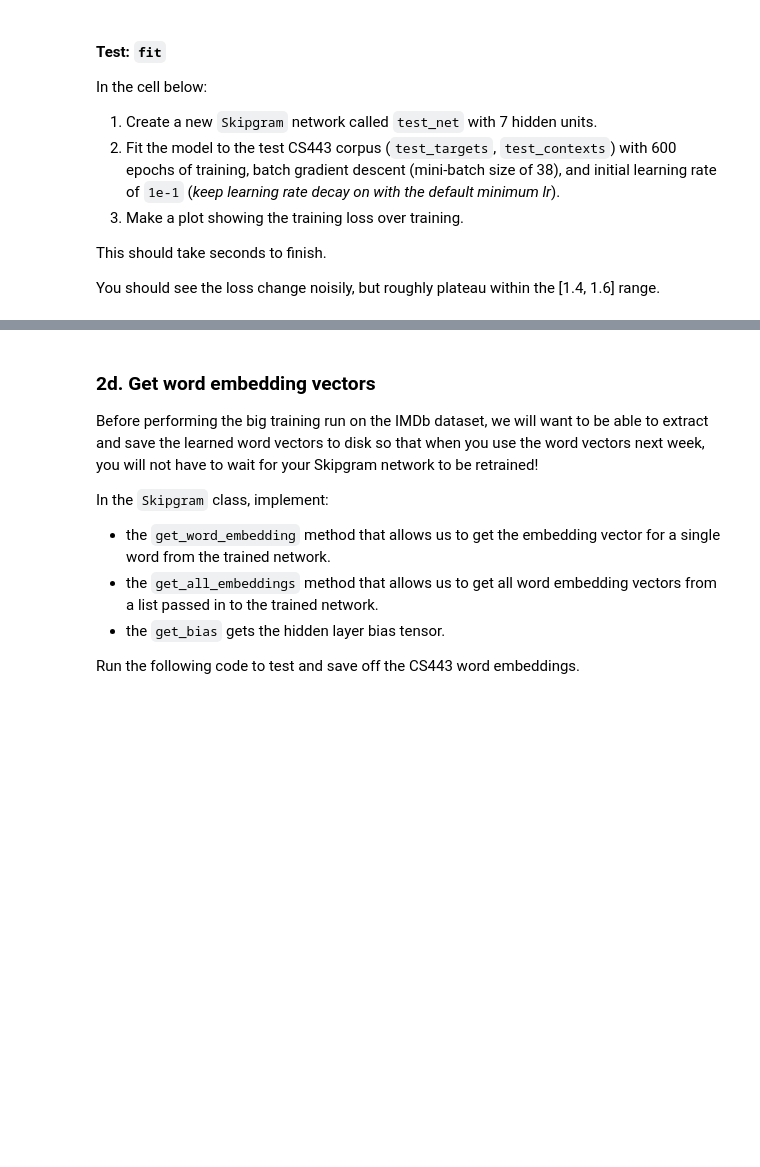
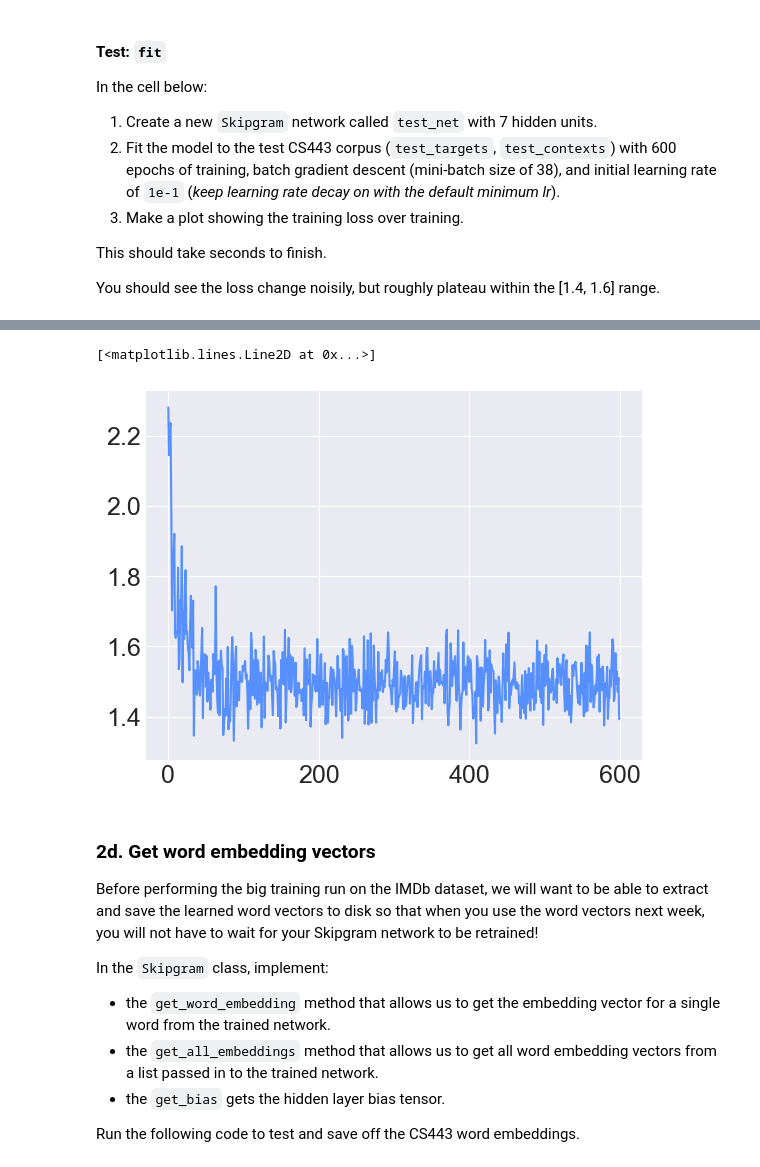
Before and after one commit to sam-atil/CS433_Project_3, a Jupyter notebook: word_embeddings.ipynb, the cells around one changed output, grey strips where cells are left out. Drawn from its saved outputs; the diff is of its cells as text; code cells hidden in the pictures; blank space fills up the shorter version.

```diff
--- a/word_embeddings.ipynb
+++ b/word_embeddings.ipynb
@@ -551,3 +568,7 @@ In the cell below:
 This should take seconds to finish.
 
 You should see the loss change noisily, but roughly plateau within the [1.4, 1.6] range.
+# %%
+test_net = Skipgram(input_feats_shape=(test_vocab_sz,), C=test_vocab_sz, embedding_dim=7)
+test_net.compile(lr = 1e-1)
+training_loss_his = test_net.fit(test_targets, test_contexts, batch_size=38, epochs=600, linear_lr_decay=True, verbose = True)
@@ -554,3 +593,10 @@ You should see the loss change noisily, but roughly plateau within the [1.4, 1.6
+# %%
+fig, axes = plt.subplots()
+
+axes.plot(range(600), training_loss_his, c="#5790fc", label = 'Training')
+# %% [output]
+[<matplotlib.lines.Line2D at 0x...>]
+[figure, added]
 # %% [markdown]
 ### 2d. Get word embedding vectors
 
```
Also changed, not shown: parts of 8 cells of this notebook, 3 other files.
